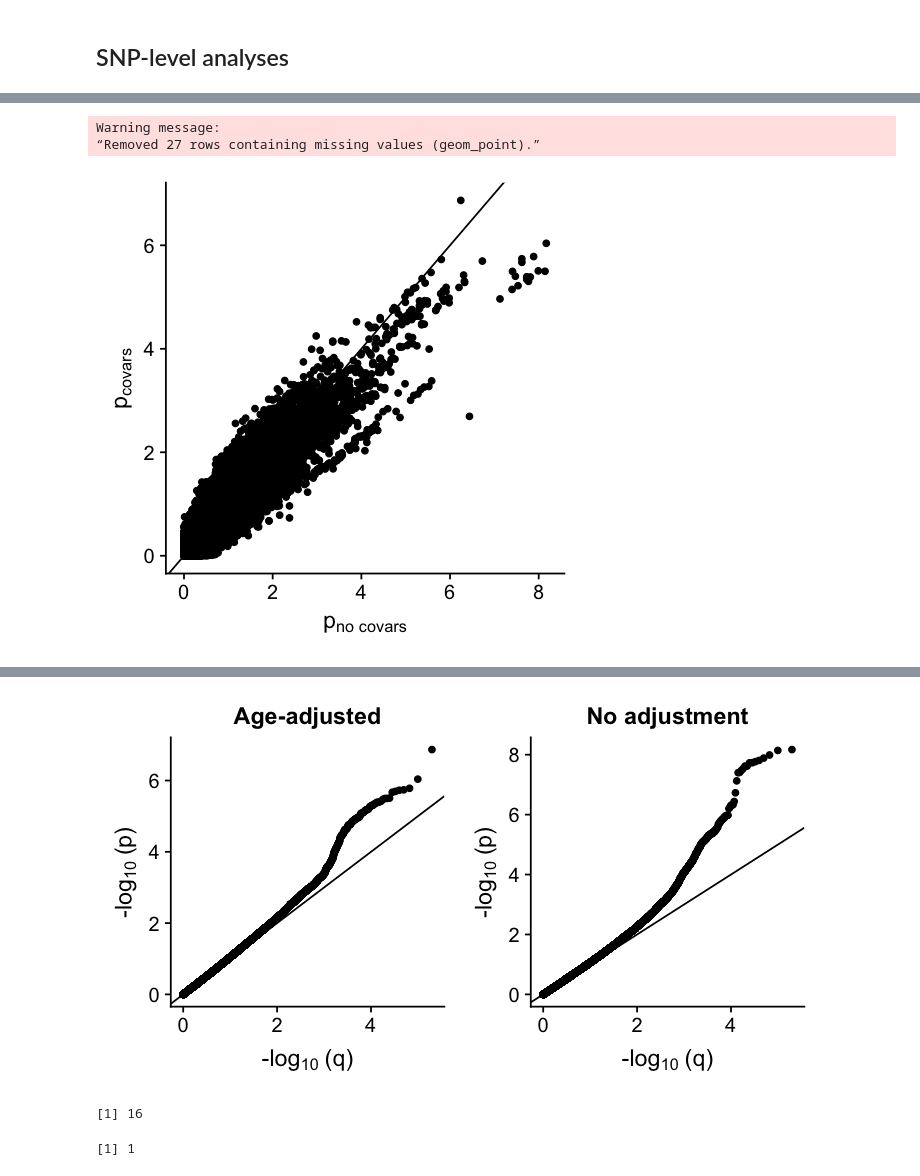
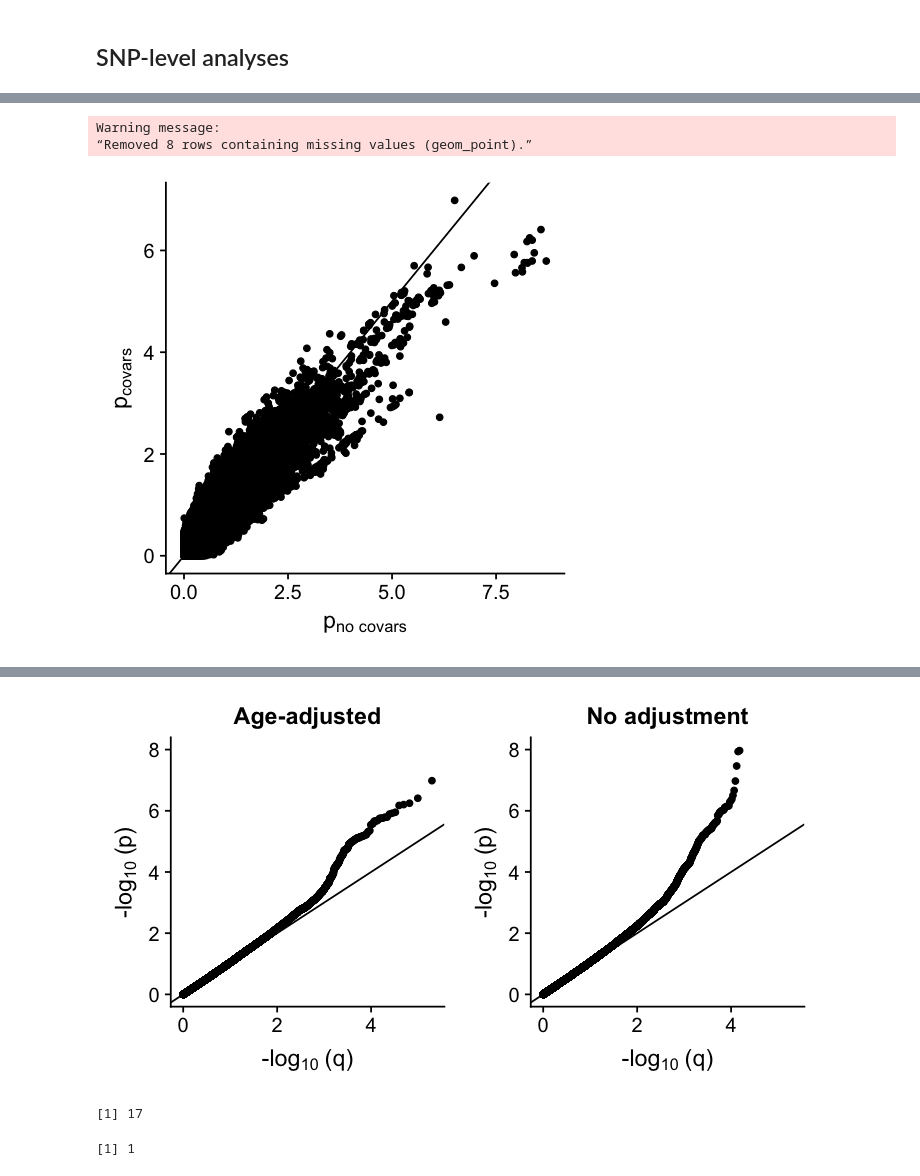
Before and after one commit to hclimente/genewa, a Jupyter notebook: results/conventional_gwas/gwas.ipynb, the cells around one changed output, grey strips where cells are left out. Drawn from its saved outputs; the diff is of its cells as text; code cells hidden in the pictures.

```diff
--- a/results/conventional_gwas/gwas.ipynb
+++ b/results/conventional_gwas/gwas.ipynb
@@ -124,8 +94,8 @@ plot_grid(covars, no_covars)
 # %% [markdown]
 ## SNP-level analyses
 # %%
-snps <- inner_join(read_tsv('univariate_models.covars.tsv') %>% filter(TEST == 'ADD'),
-                   read_tsv('univariate_models.no_covars.tsv'),
+snps <- inner_join(read_tsv('univariate_models.covars.tsv', col_types = 'icdccdddd') %>% filter(TEST == 'ADD'),
+                   read_tsv('univariate_models.no_covars.tsv', col_types = 'icdccccddd'),
                    by = c('CHR', 'SNP', 'BP', 'A1'), suffix = c('_covars', '_no_covars')) %>%
     arrange(P_covars) %>%
     mutate(., q_covars = seq(1, nrow(.))/nrow(.)) %>%
@@ -157,18 +109,20 @@ ggplot(snps, aes(-log10(P_no_covars), -log10(P_covars))) +
     labs(x = bquote('p' ['no covars']), y = bquote('p' ['covars']))
 # %% [output]
 Warning message:
-“Removed 27 rows containing missing values (geom_point).”
+“Removed 8 rows containing missing values (geom_point).”
-[figure, old version]
+[figure, new version]
 # %%
 no_covars <- ggplot(snps, aes(-log10(q_no_covars), -log10(P_no_covars))) +
     geom_point() +
     geom_abline(slope = 1) +
-    labs(title = 'No adjustment', x = bquote('-log' [10] ~'(q)'), y = bquote('-log' [10] ~'(p)'))
+    labs(title = 'No adjustment', x = bquote('-log' [10] ~'(q)'), y = bquote('-log' [10] ~'(p)')) +
+    scale_y_continuous(limits = c(0, 8))
 
 covars <- ggplot(snps, aes(-log10(q_covars), -log10(P_covars))) +
     geom_point() +
     geom_abline(slope = 1) +
-    labs(title = 'Age-adjusted', x = bquote('-log' [10] ~'(q)'), y = bquote('-log' [10] ~'(p)'))
+    labs(title = 'Age-adjusted', x = bquote('-log' [10] ~'(q)'), y = bquote('-log' [10] ~'(p)')) +
+    scale_y_continuous(limits = c(0, 8))
 
 options(repr.plot.width=6, repr.plot.height=3.3)
 plot_grid(covars, no_covars)
@@ -178,8 +133,8 @@ Warning message:
-[figure, old version]
+[figure, new version]
 # %%
 sum(snps$P_no_covars < (0.05/nrow(snps)))
 # %% [output]
-[1] 16
+[1] 17
 # %%
 sum(snps$P_covars < (0.05/nrow(snps)), na.rm = T)
 # %% [output]
```
Also changed, not shown: parts of 13 cells of this notebook, 1 other file.
